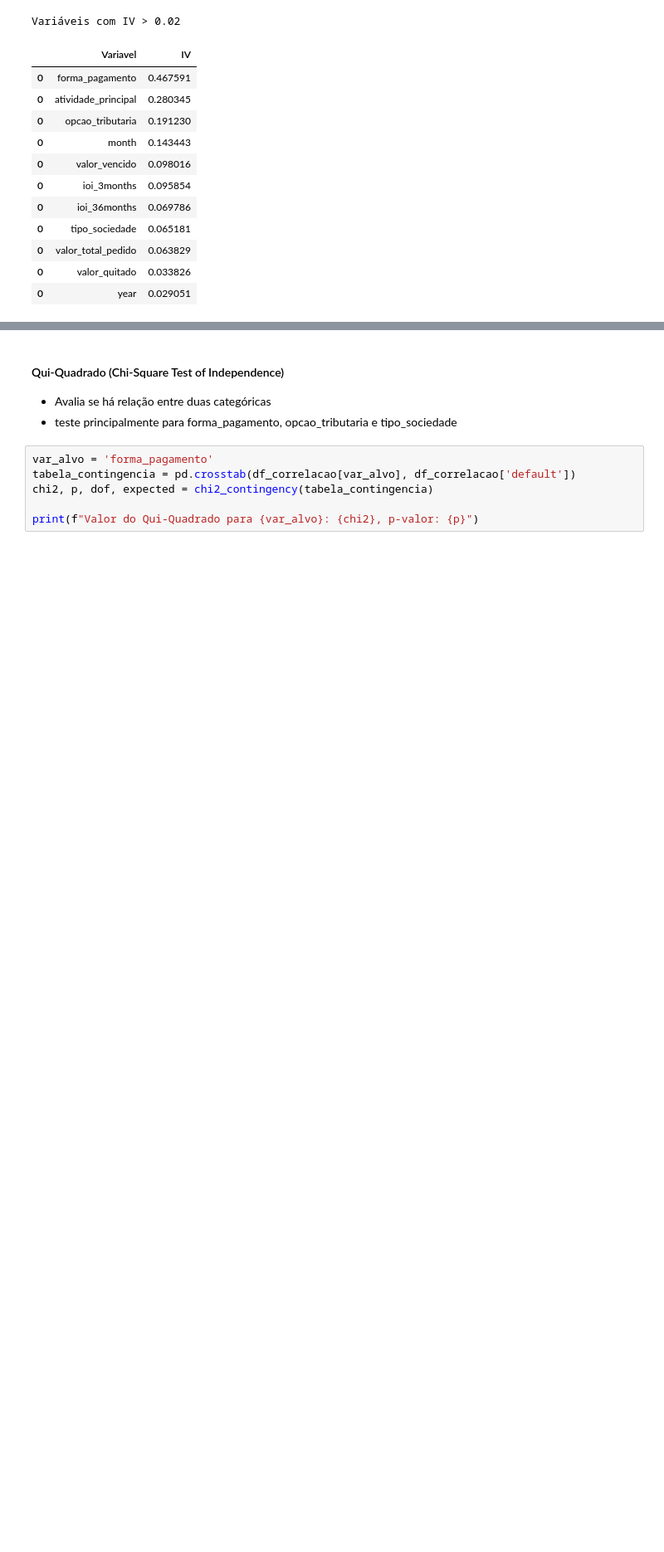
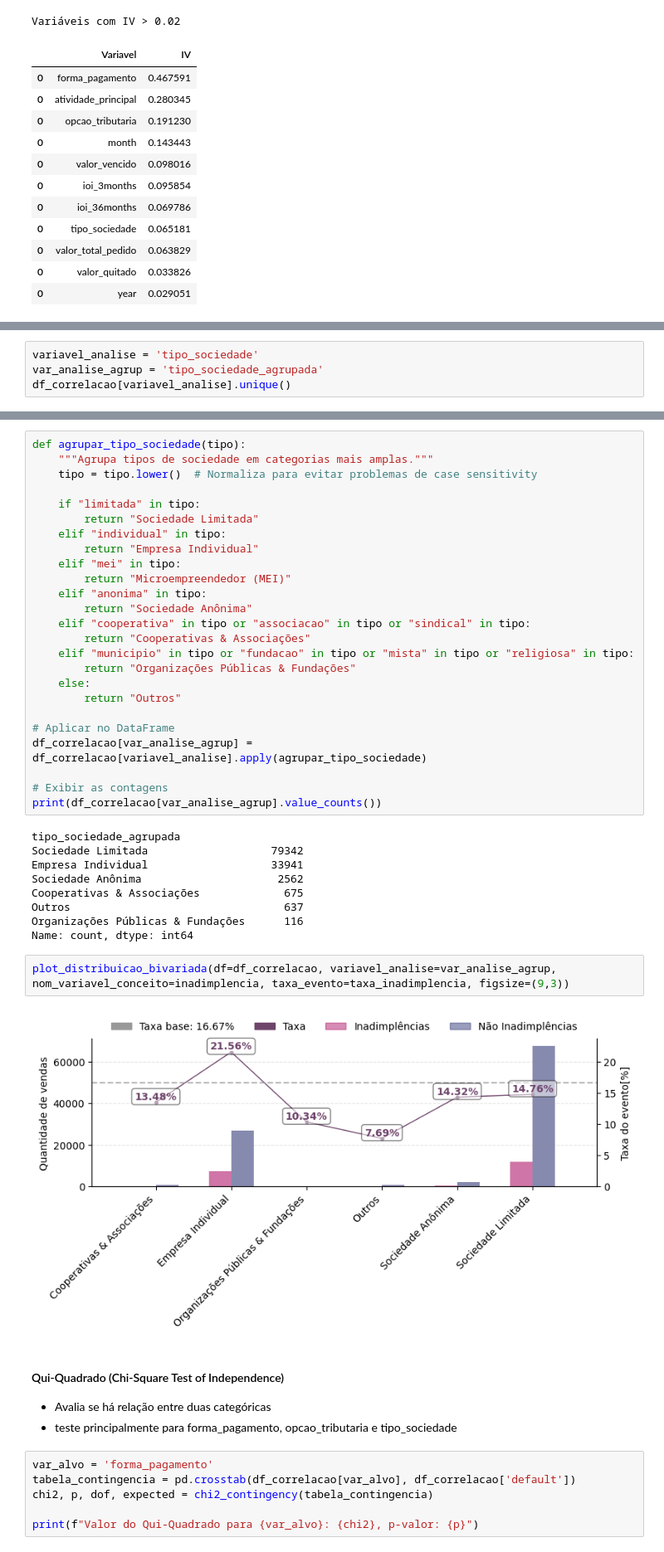
Before and after one commit to natfaria/x_health, a Jupyter notebook: notebooks/analise_exploratoria.ipynb, the cells around one changed output, grey strips where cells are left out. Shown at 83% size. Saved outputs shown, nothing was run; the diff lists cells and outputs as text; blank space fills up the shorter version.

```diff
--- a/notebooks/analise_exploratoria.ipynb
+++ b/notebooks/analise_exploratoria.ipynb
@@ -605,0 +697,4 @@ analisar  atividade_principal pelo WoE em algumas categorias
+# %%
+variavel_analise = 'tipo_sociedade'
+var_analise_agrup = 'tipo_sociedade_agrupada'
+df_correlacao[variavel_analise].unique()
@@ -606,3 +711,41 @@ analisar  atividade_principal pelo WoE em algumas categorias
+# %%
+def agrupar_tipo_sociedade(tipo):
+    """Agrupa tipos de sociedade em categorias mais amplas."""
+    tipo = tipo.lower()  # Normaliza para evitar problemas de case sensitivity
+
+    if "limitada" in tipo:
+        return "Sociedade Limitada"
+    elif "individual" in tipo:
+        return "Empresa Individual"
+    elif "mei" in tipo:
+        return "Microempreendedor (MEI)"
+    elif "anonima" in tipo:
+        return "Sociedade Anônima"
+    elif "cooperativa" in tipo or "associacao" in tipo or "sindical" in tipo:
+        return "Cooperativas & Associações"
+    elif "municipio" in tipo or "fundacao" in tipo or "mista" in tipo or "religiosa" in tipo:
+        return "Organizações Públicas & Fundações"
+    else:
+        return "Outros"
+
+# Aplicar no DataFrame
+df_correlacao[var_analise_agrup] = df_correlacao[variavel_analise].apply(agrupar_tipo_sociedade)
+
+# Exibir as contagens
+print(df_correlacao[var_analise_agrup].value_counts())
+# %% [output]
+tipo_sociedade_agrupada
+Sociedade Limitada                   79342
+Empresa Individual                   33941
+Sociedade Anônima                     2562
+Cooperativas & Associações             675
+Outros                                 637
+Organizações Públicas & Fundações      116
+Name: count, dtype: int64
+# %%
+plot_distribuicao_bivariada(df=df_correlacao, variavel_analise=var_analise_agrup, nom_variavel_conceito=inadimplencia, taxa_evento=taxa_inadimplencia, figsize=(9,3))
+# %% [output]
+[figure, added]
 # %% [markdown]
 #### Qui-Quadrado (Chi-Square Test of Independence)
 - Avalia se há relação entre duas categóricas
```
Also changed, not shown: parts of 18 cells of this notebook, 1 other file.
